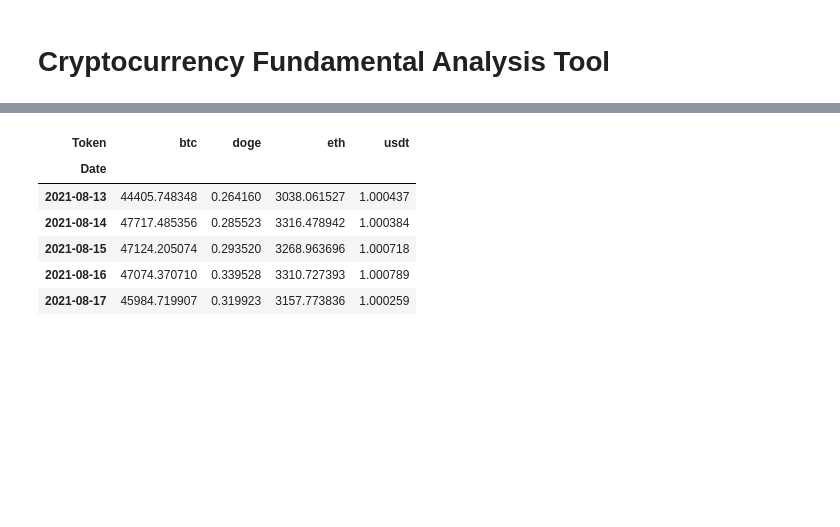
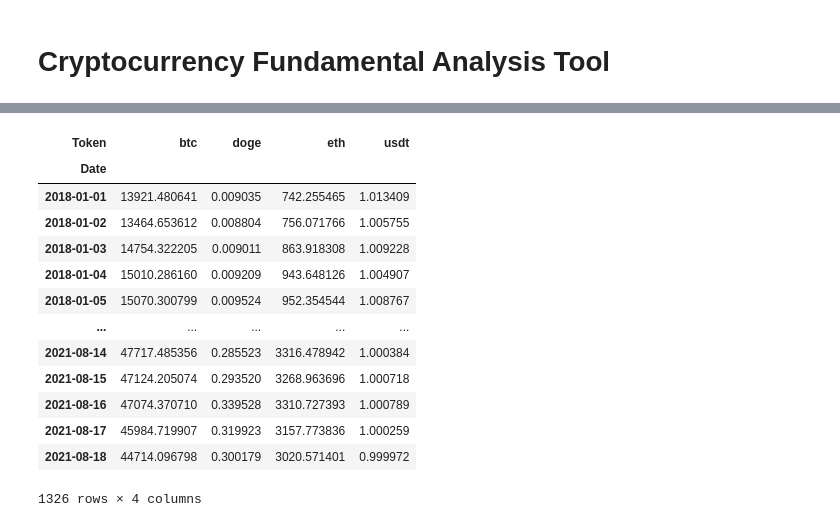
Before and after one commit to MoustafaMous/Project-1-, a Jupyter notebook: [Latest]Project_1_Notebook.ipynb, the cells around one changed output, grey strips where cells are left out. Saved outputs shown, nothing was run; the diff lists cells and outputs as text; code cells hidden in the pictures; blank space fills up the shorter version.

```diff
--- a/[Latest]Project_1_Notebook-Copy1.ipynb
+++ b/[Latest]Project_1_Notebook.ipynb
@@ -28,7 +28,7 @@ page_size = 6000
 # List of crypto assets to analyze
 crypto_asset = ['btc', 'eth', 'doge', 'usdt']
 
-def get_data(metric: str) -> DataFrame:
+def get_data(metric):
 
     # Save the JSON response as lists
     symbol = []
@@ -80,15 +80,22 @@ mk_value_percent = get_data('CapMVRVCur')
 addresses_1 = get_data('AdrBalUSD1Cnt')
 addresses_1m = get_data('AdrBalUSD1MCnt')
 # %%
-prices.tail()
+prices
 # %% [output]
 | Token | btc | doge | eth | usdt |
 | Date |  |  |  |  |
-| 2021-08-13 | 44405.748348 | 0.264160 | 3038.061527 | 1.000437 |
+| 2018-01-01 | 13921.480641 | 0.009035 | 742.255465 | 1.013409 |
+| 2018-01-02 | 13464.653612 | 0.008804 | 756.071766 | 1.005755 |
+| 2018-01-03 | 14754.322205 | 0.009011 | 863.918308 | 1.009228 |
+| 2018-01-04 | 15010.286160 | 0.009209 | 943.648126 | 1.004907 |
+| 2018-01-05 | 15070.300799 | 0.009524 | 952.354544 | 1.008767 |
+| ... | ... | ... | ... | ... |
 | 2021-08-14 | 47717.485356 | 0.285523 | 3316.478942 | 1.000384 |
 | 2021-08-15 | 47124.205074 | 0.293520 | 3268.963696 | 1.000718 |
 | 2021-08-16 | 47074.370710 | 0.339528 | 3310.727393 | 1.000789 |
 | 2021-08-17 | 45984.719907 | 0.319923 | 3157.773836 | 1.000259 |
+| 2021-08-18 | 44714.096798 | 0.300179 | 3020.571401 | 0.999972 |
+1326 rows × 4 columns
 # %%
 # Add a new column to label the DataFrame's data and identify each dataset after concatenation
 prices['Label'] = "Prices"
```
Also changed, not shown: parts of 6 cells of this notebook, 1 other file.
